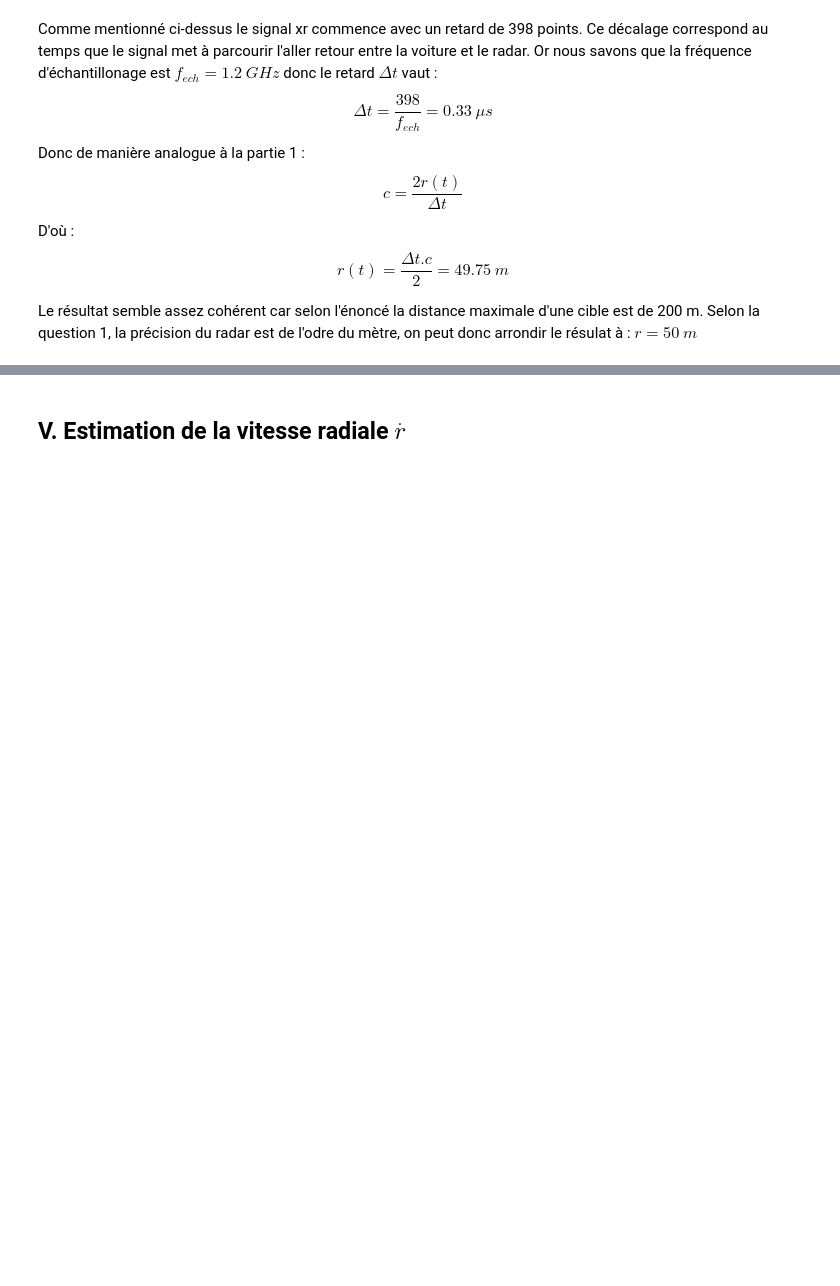
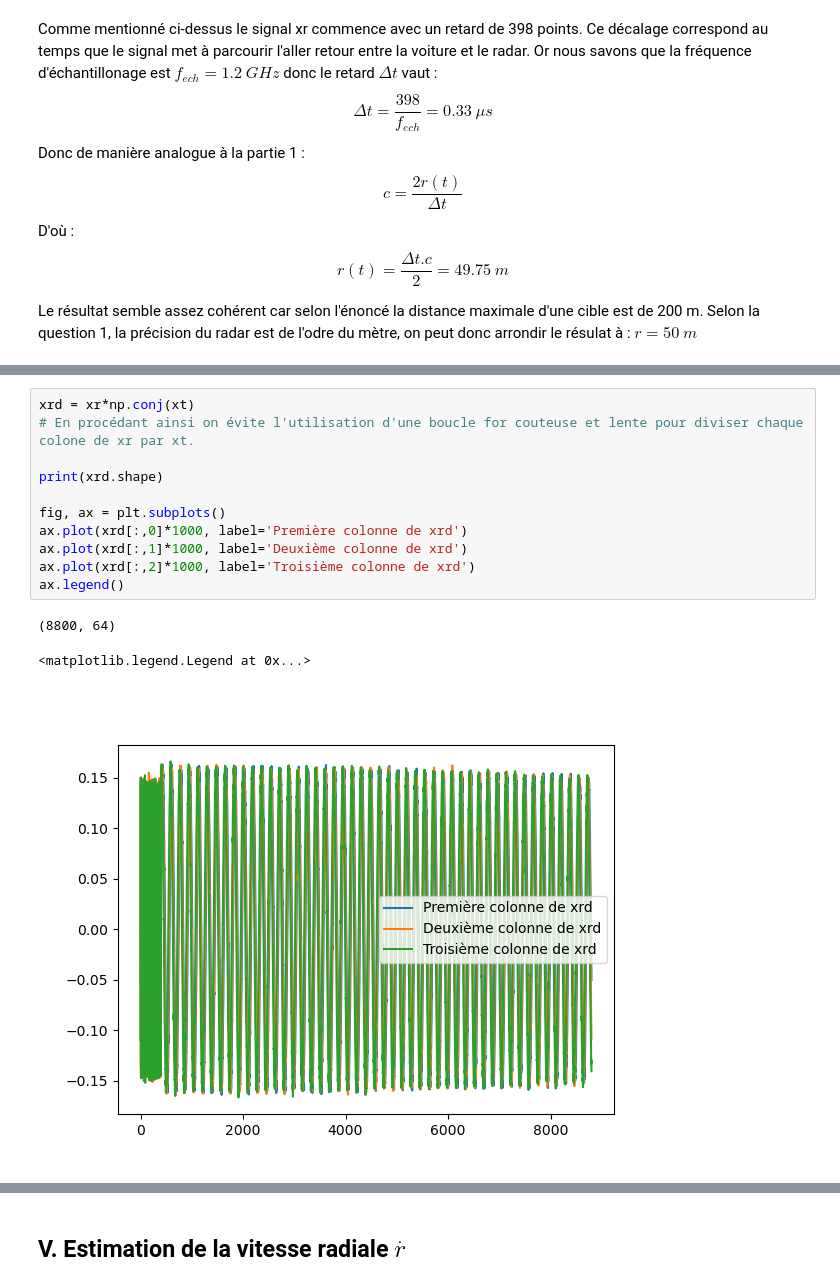
Before and after one commit to noamguillou/Traitement-du-signal-groupe-4, a Jupyter notebook: notebook.ipynb, the cells around one changed output, grey strips where cells are left out. Drawn from its saved outputs; the diff is of its cells as text; blank space fills up the shorter version.

```diff
--- a/notebook.ipynb
+++ b/notebook.ipynb
@@ -145,0 +151,15 @@ Le résultat semble assez cohérent car selon l'énoncé la distance maximale d'
+# %%
+xrd = xr*np.conj(xt)
+# En procédant ainsi on évite l'utilisation d'une boucle for couteuse et lente pour diviser chaque colone de xr par xt.
+
+print(xrd.shape)
+
+fig, ax = plt.subplots()
+ax.plot(xrd[:,0]*1000, label='Première colonne de xrd')
+ax.plot(xrd[:,1]*1000, label='Deuxième colonne de xrd')
+ax.plot(xrd[:,2]*1000, label='Troisième colonne de xrd')
+ax.legend()
+# %% [output]
+(8800, 64)
+<matplotlib.legend.Legend at 0x...>
+[figure, added]
```
Also changed, not shown: parts of 4 cells of this notebook.
